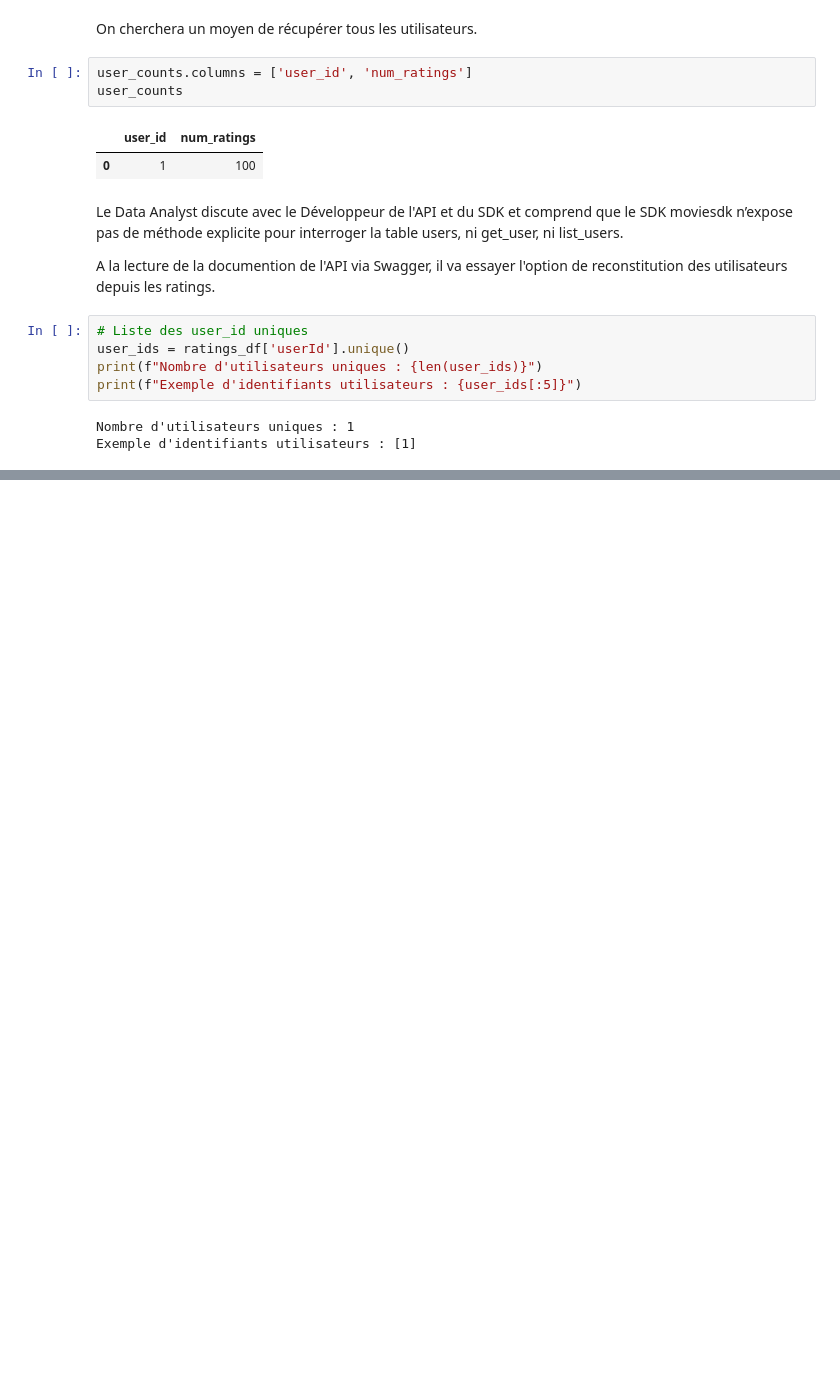
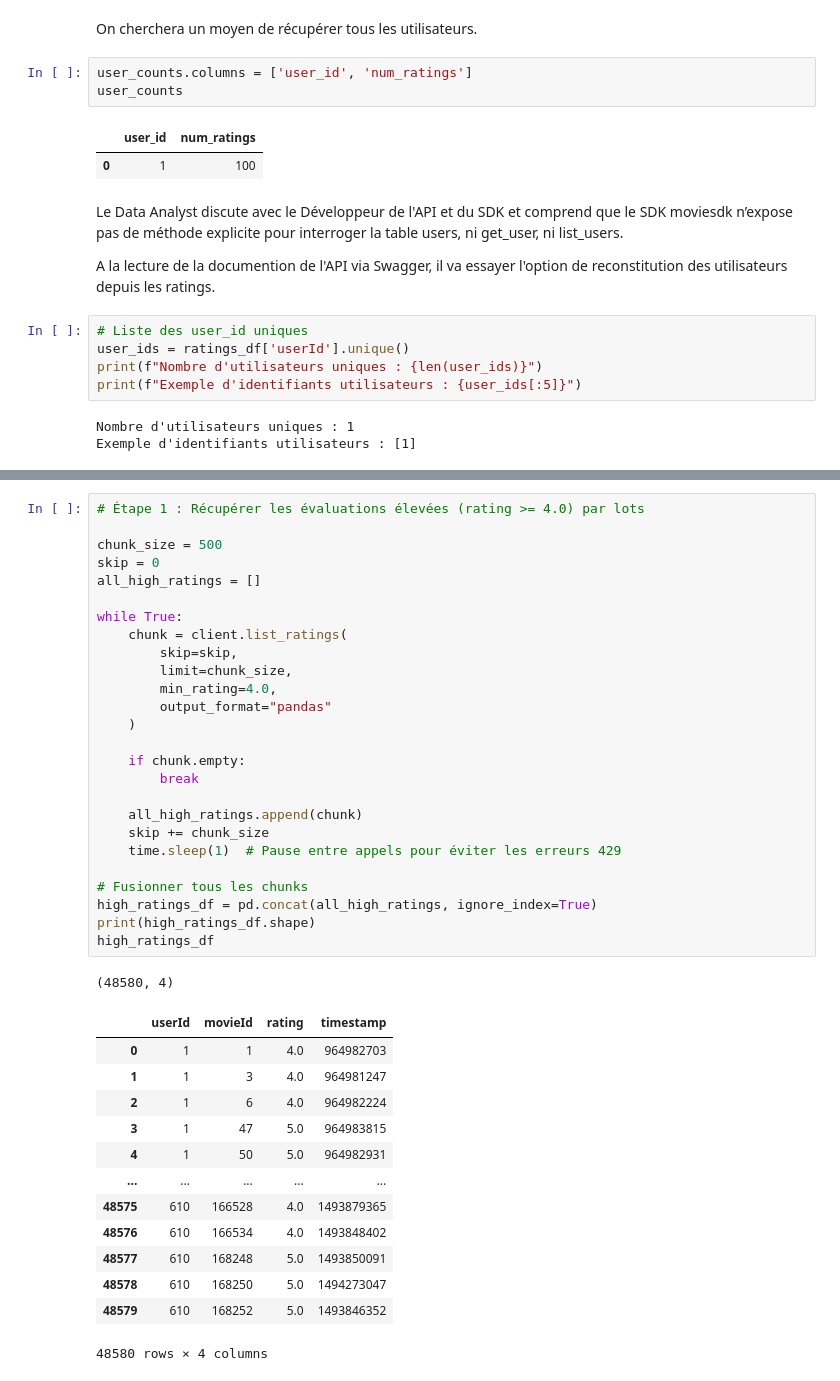
Before and after one commit to JosueAfouda/movielens-analytics, a Jupyter notebook: dataanalysis/movie_data_analysis.ipynb, the cells around one changed output, grey strips where cells are left out. Cells and saved outputs as stored; diff of their text form; blank space fills up the shorter version.

```diff
--- a/dataanalysis/movie_data_analysis.ipynb
+++ b/dataanalysis/movie_data_analysis.ipynb
@@ -135,0 +333,41 @@ Exemple d'identifiants utilisateurs : [1]
+# %%
+# Étape 1 : Récupérer les évaluations élevées (rating >= 4.0) par lots
+
+chunk_size = 500
+skip = 0
+all_high_ratings = []
+
+while True:
+    chunk = client.list_ratings(
+        skip=skip,
+        limit=chunk_size,
+        min_rating=4.0,
+        output_format="pandas"
+    )
+
+    if chunk.empty:
+        break
+
+    all_high_ratings.append(chunk)
+    skip += chunk_size
+    time.sleep(1)  # Pause entre appels pour éviter les erreurs 429
+
+# Fusionner tous les chunks
+high_ratings_df = pd.concat(all_high_ratings, ignore_index=True)
+print(high_ratings_df.shape)
+high_ratings_df
+# %% [output]
+(48580, 4)
+|  | userId | movieId | rating | timestamp |
+| 0 | 1 | 1 | 4.0 | 964982703 |
+| 1 | 1 | 3 | 4.0 | 964981247 |
+| 2 | 1 | 6 | 4.0 | 964982224 |
+| 3 | 1 | 47 | 5.0 | 964983815 |
+| 4 | 1 | 50 | 5.0 | 964982931 |
+| ... | ... | ... | ... | ... |
+| 48575 | 610 | 166528 | 4.0 | 1493879365 |
+| 48576 | 610 | 166534 | 4.0 | 1493848402 |
+| 48577 | 610 | 168248 | 5.0 | 1493850091 |
+| 48578 | 610 | 168250 | 5.0 | 1494273047 |
+| 48579 | 610 | 168252 | 5.0 | 1493846352 |
+48580 rows × 4 columns
```
Also changed, not shown: parts of 19 cells of this notebook.
